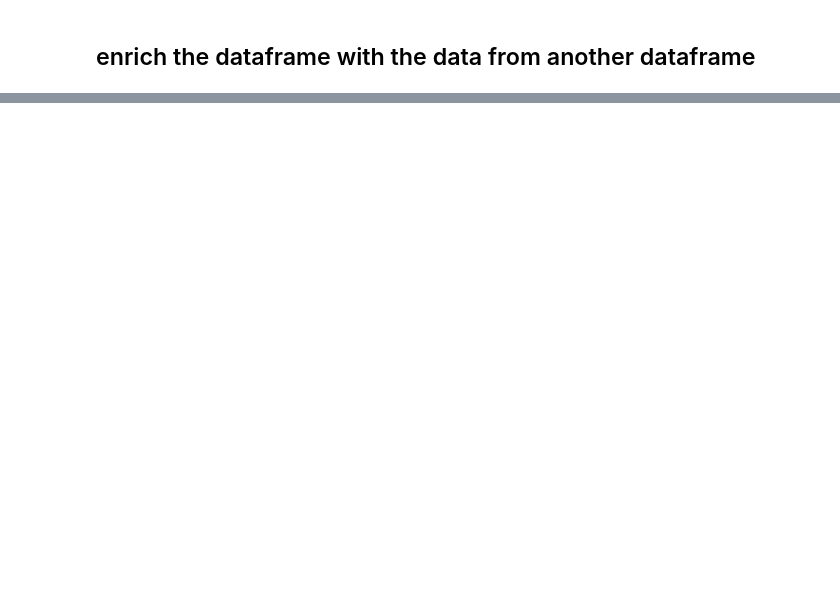
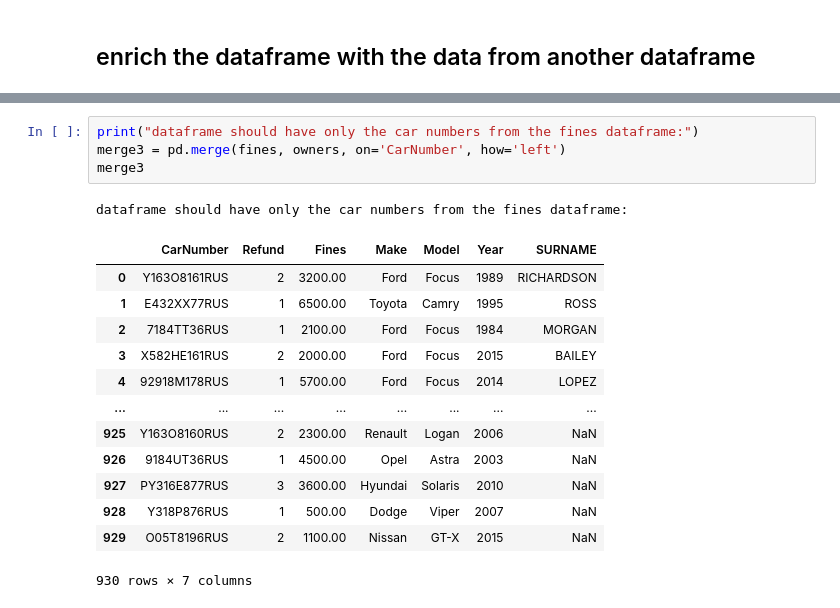
Before and after one commit to senglish42/python_ds, a Jupyter notebook: day05/ex04/enrichment.ipynb, the cells around one changed output, grey strips where cells are left out. Drawn from its saved outputs; the diff is of its cells as text; blank space fills up the shorter version.

```diff
--- a/day05/ex04/enrichment.ipynb
+++ b/day05/ex04/enrichment.ipynb
@@ -145,0 +168,19 @@ owners = pd.concat([owners, new_obs2], axis=0, ignore_index=True)
+# %%
+print("dataframe should have only the car numbers from the fines dataframe:")
+merge3 = pd.merge(fines, owners, on='CarNumber', how='left')
+merge3
+# %% [output]
+dataframe should have only the car numbers from the fines dataframe:
+|  | CarNumber | Refund | Fines | Make | Model | Year | SURNAME |
+| 0 | Y163O8161RUS | 2 | 3200.00 | Ford | Focus | 1989 | RICHARDSON |
+| 1 | E432XX77RUS | 1 | 6500.00 | Toyota | Camry | 1995 | ROSS |
+| 2 | 7184TT36RUS | 1 | 2100.00 | Ford | Focus | 1984 | MORGAN |
+| 3 | X582HE161RUS | 2 | 2000.00 | Ford | Focus | 2015 | BAILEY |
+| 4 | 92918M178RUS | 1 | 5700.00 | Ford | Focus | 2014 | LOPEZ |
+| ... | ... | ... | ... | ... | ... | ... | ... |
+| 925 | Y163O8160RUS | 2 | 2300.00 | Renault | Logan | 2006 | NaN |
+| 926 | 9184UT36RUS | 1 | 4500.00 | Opel | Astra | 2003 | NaN |
+| 927 | PY316E877RUS | 3 | 3600.00 | Hyundai | Solaris | 2010 | NaN |
+| 928 | Y318P876RUS | 1 | 500.00 | Dodge | Viper | 2007 | NaN |
+| 929 | O05T8196RUS | 2 | 1100.00 | Nissan | GT-X | 2015 | NaN |
+930 rows × 7 columns
```
Also changed, not shown: parts of 12 cells of this notebook, 2 other files.
